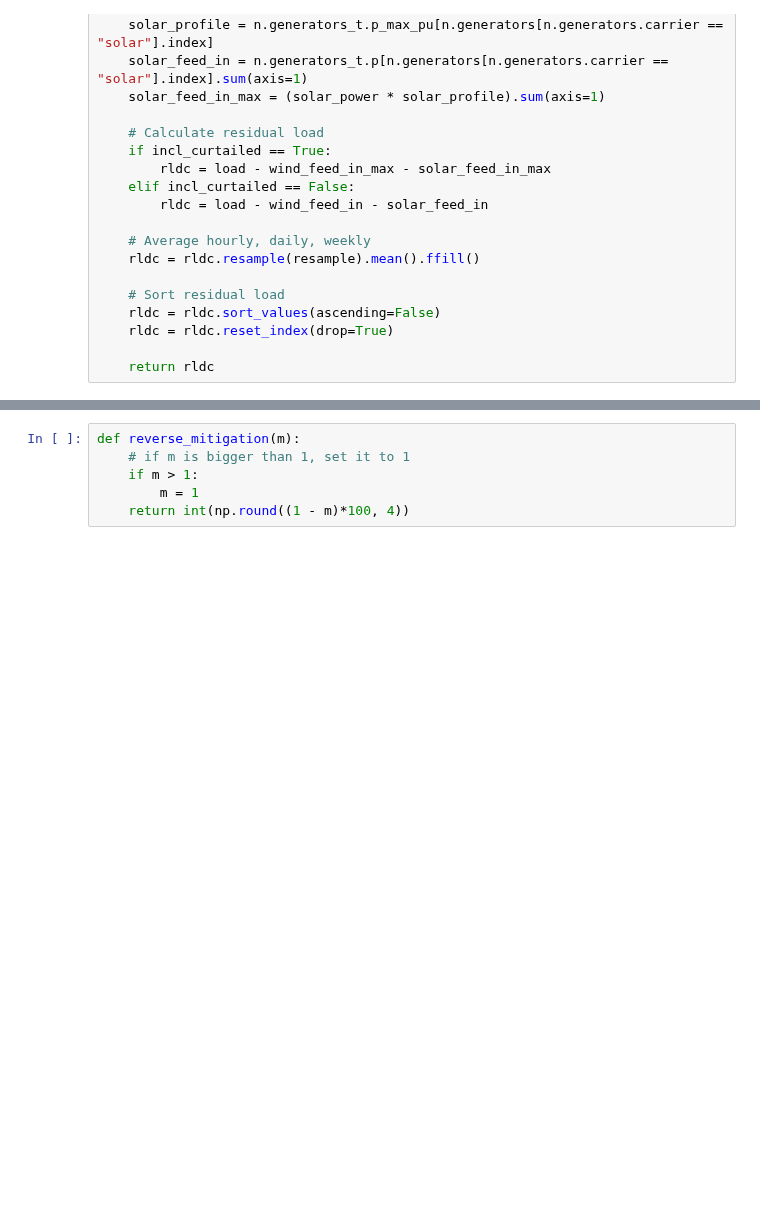
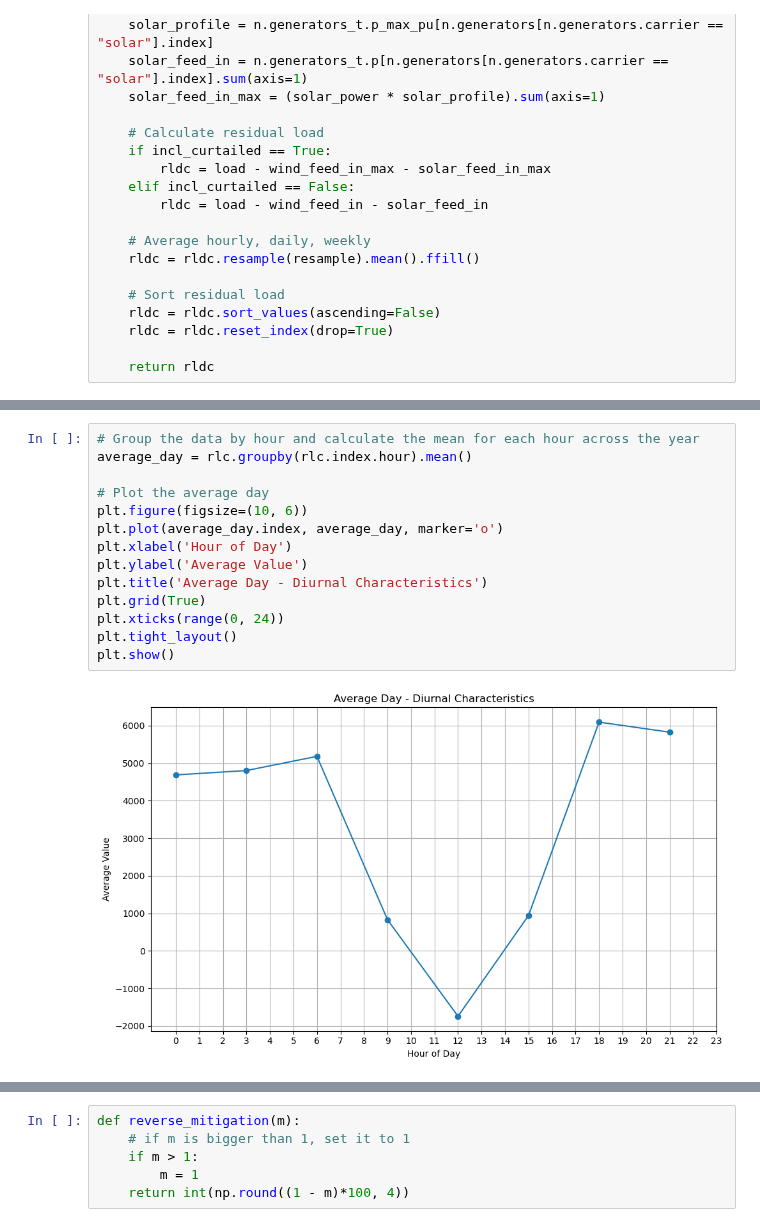
Before and after one commit to energyLS/aldehyde, a Jupyter notebook: workflow/notebooks/plot_rldc.ipynb, the cells around one changed output, grey strips where cells are left out. Cells and saved outputs as stored; diff of their text form; blank space fills up the shorter version.

```diff
--- a/workflow/notebooks/plot_rldc.ipynb
+++ b/workflow/notebooks/plot_rldc.ipynb
@@ -49,0 +107,16 @@ def calculate_rldc(n, resample, incl_curtailed):
+# %%
+# Group the data by hour and calculate the mean for each hour across the year
+average_day = rlc.groupby(rlc.index.hour).mean()
+
+# Plot the average day
+plt.figure(figsize=(10, 6))
+plt.plot(average_day.index, average_day, marker='o')
+plt.xlabel('Hour of Day')
+plt.ylabel('Average Value')
+plt.title('Average Day - Diurnal Characteristics')
+plt.grid(True)
+plt.xticks(range(0, 24))
+plt.tight_layout()
+plt.show()
+# %% [output]
+[figure, added]
```
Also changed, not shown: parts of 10 cells of this notebook.
